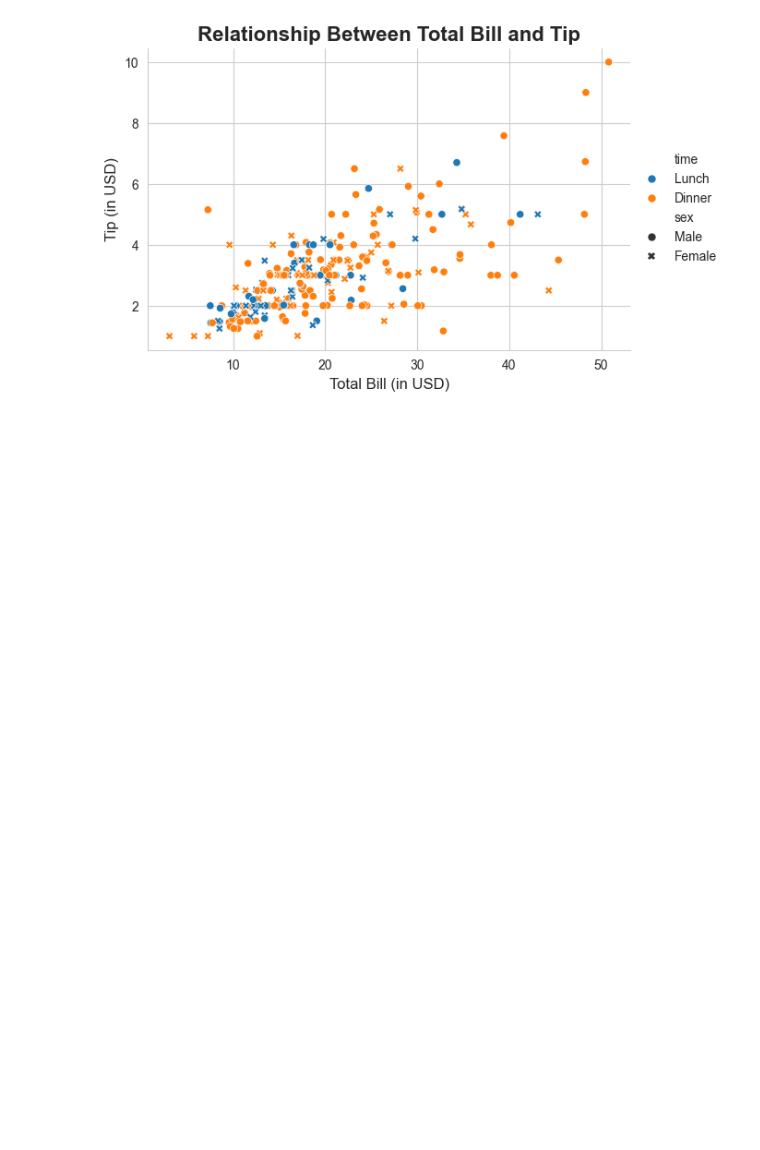
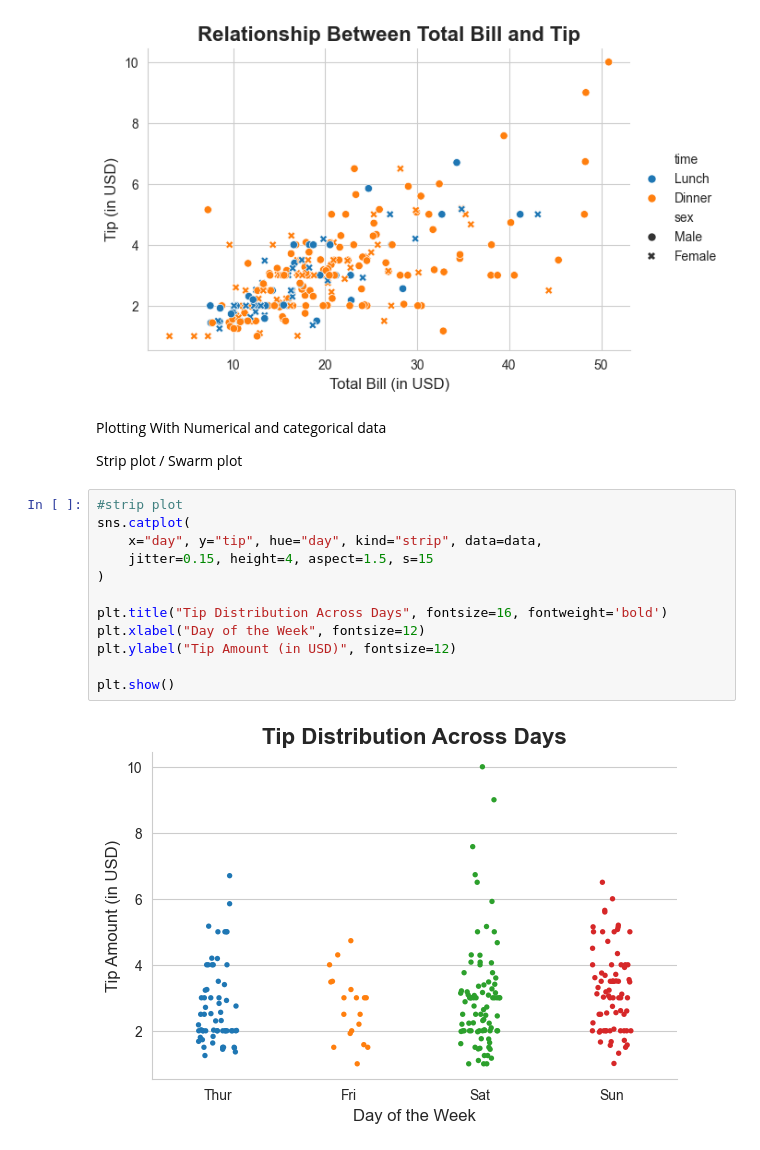
Before and after one commit to Razakhan143/demo, a Jupyter notebook: seaborn.ipynb, the cells around one changed output. Drawn from its saved outputs; the diff is of its cells as text; blank space fills up the shorter version.

Commit message:
add seaborn strip and swarm plt

```diff
--- a/seaborn.ipynb
+++ b/seaborn.ipynb
@@ -32,3 +32,21 @@ plt.ylabel("Tip (in USD)", fontsize=12)
 plt.show()
 # %% [output]
 [figure]
+# %% [markdown]
+Plotting With Numerical and categorical data
+
+Strip plot / Swarm plot
+# %%
+#strip plot
+sns.catplot(
+    x="day", y="tip", hue="day", kind="strip", data=data,
+    jitter=0.15, height=4, aspect=1.5, s=15
+)
+
+plt.title("Tip Distribution Across Days", fontsize=16, fontweight='bold')
+plt.xlabel("Day of the Week", fontsize=12)
+plt.ylabel("Tip Amount (in USD)", fontsize=12)
+
+plt.show()
+# %% [output]
+[figure, added]
```
Also changed, not shown: parts of 2 cells of this notebook.
